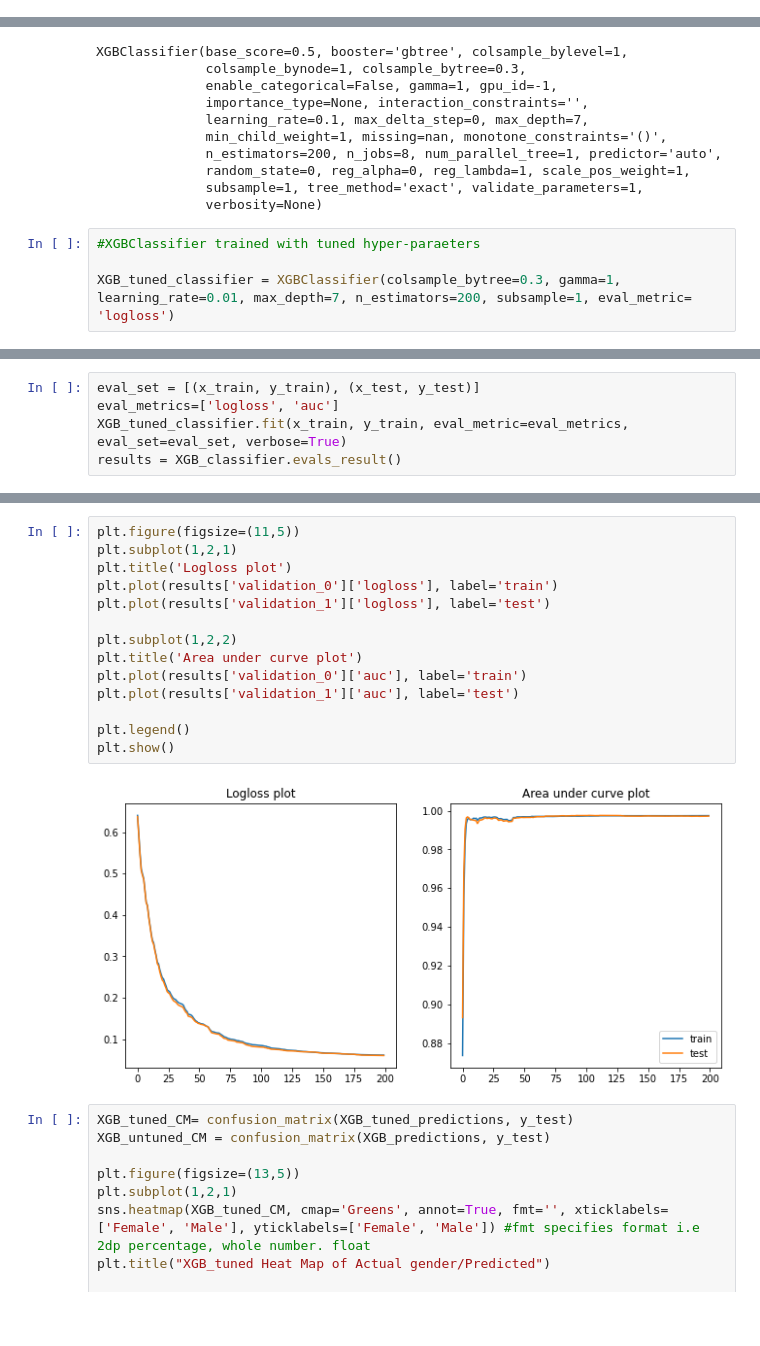
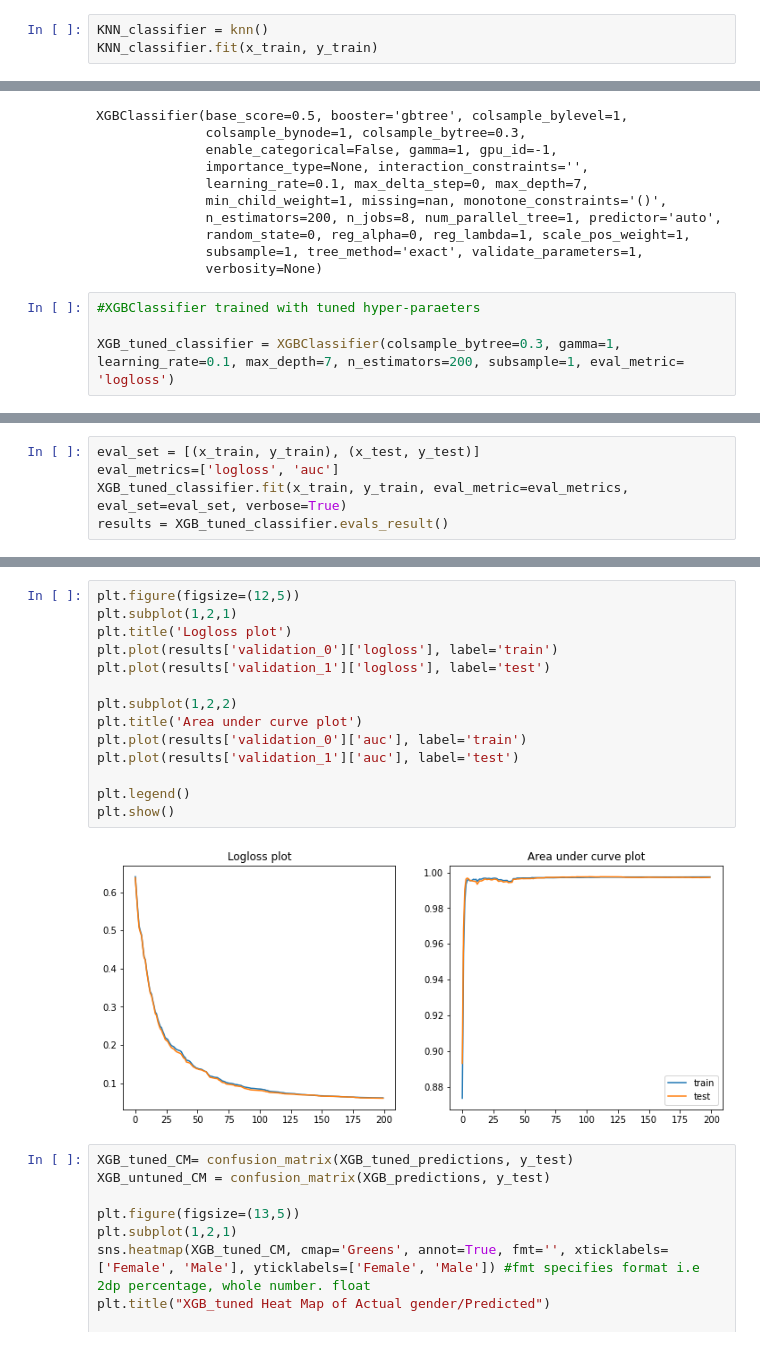
Before and after one commit to munas-git/Gender-classification, a Jupyter notebook: gender-classification.ipynb, the cells around one changed output, grey strips where cells are left out. Saved outputs shown, nothing was run; the diff lists cells and outputs as text; blank space fills up the shorter version.

```diff
--- a/gender-classification.ipynb
+++ b/gender-classification.ipynb
@@ -314,0 +317,3 @@ SVM Classifier prediction score without hyperparameters tuning 90.0 %
+# %%
+KNN_classifier = knn()
+KNN_classifier.fit(x_train, y_train)
@@ -378,7 +360,7 @@ XGBClassifier(base_score=0.5, booster='gbtree', colsample_bylevel=1,
 # %%
 #XGBClassifier trained with tuned hyper-paraeters
 
-XGB_tuned_classifier = XGBClassifier(colsample_bytree=0.3, gamma=1, learning_rate=0.01, max_depth=7, n_estimators=200, subsample=1, eval_metric= 'logloss')
+XGB_tuned_classifier = XGBClassifier(colsample_bytree=0.3, gamma=1, learning_rate=0.1, max_depth=7, n_estimators=200, subsample=1, eval_metric= 'logloss')
 # %%
 XGB_tuned_classifier.fit(x_train,y_train)
 # %% [output]
@@ -402,5 +384,5 @@ XGB Classifier prediction score with hyperparameters tuning 92.0 %
 eval_set = [(x_train, y_train), (x_test, y_test)]
 eval_metrics=['logloss', 'auc']
 XGB_tuned_classifier.fit(x_train, y_train, eval_metric=eval_metrics, eval_set=eval_set, verbose=True)
-results = XGB_classifier.evals_result()
+results = XGB_tuned_classifier.evals_result()
 # %% [output]
@@ -424,19 +406,19 @@ results = XGB_classifier.evals_result()
 # %%
-plt.figure(figsize=(11,5))
+plt.figure(figsize=(12,5))
 plt.subplot(1,2,1)
 plt.title('Logloss plot')
 plt.plot(results['validation_0']['logloss'], label='train')
 plt.plot(results['validation_1']['logloss'], label='test')
 
 plt.subplot(1,2,2)
 plt.title('Area under curve plot')
 plt.plot(results['validation_0']['auc'], label='train')
 plt.plot(results['validation_1']['auc'], label='test')
 
 plt.legend()
 plt.show()
 # %% [output]
-[figure, old version]
+[figure, new version]
 # %%
 XGB_tuned_CM= confusion_matrix(XGB_tuned_predictions, y_test)
 XGB_untuned_CM = confusion_matrix(XGB_predictions, y_test)
```
Also changed, not shown: parts of 19 cells of this notebook.
